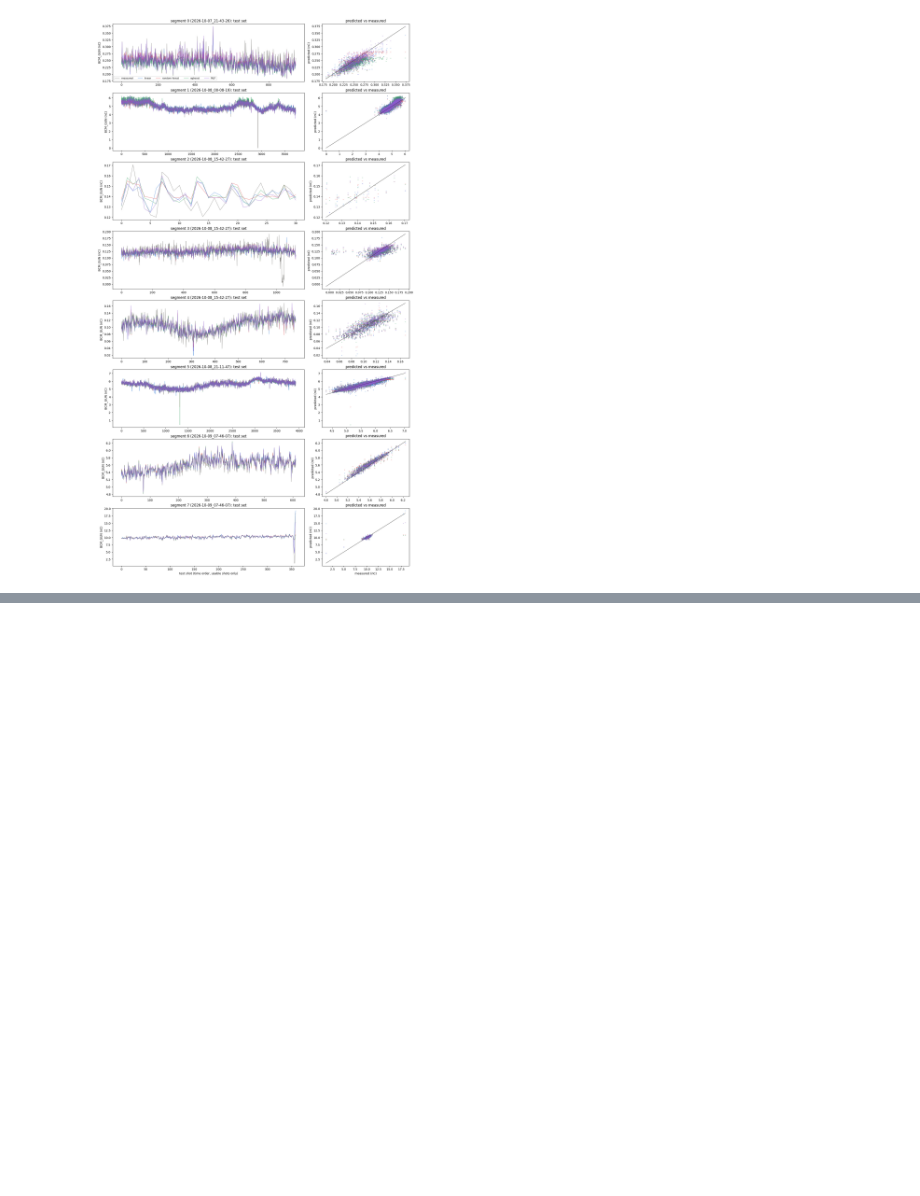
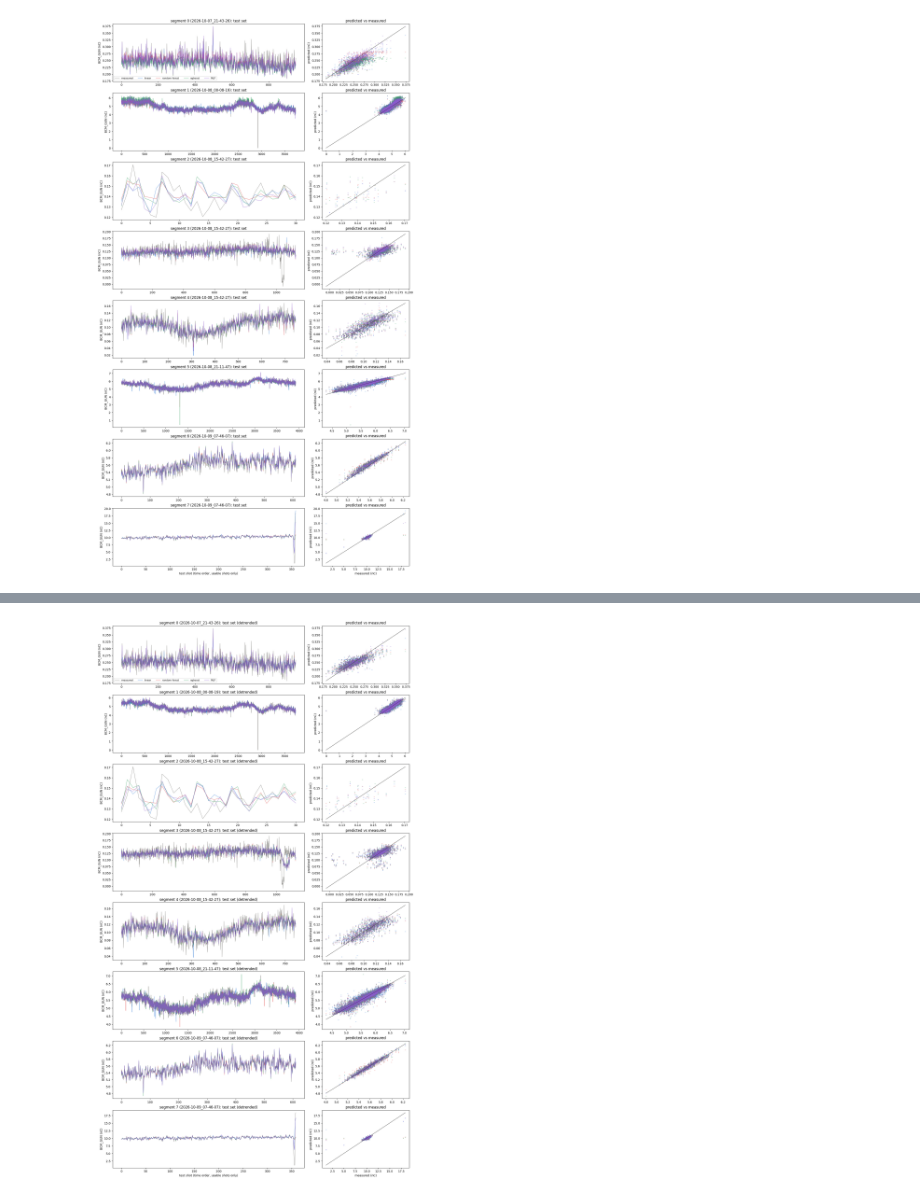
Before and after one commit to aghribi/artifact-hackathon-2026, a Jupyter notebook: challenges/optimisation/fast-approximate/notebooks/08_simple_models.ipynb, the cells around one changed output, grey strips where cells are left out. Cells and saved outputs as stored; diff of their text form; code cells hidden in the pictures; blank space fills up the shorter version.

```diff
--- a/challenges/optimisation/fast-approximate/notebooks/08_simple_models.ipynb
+++ b/challenges/optimisation/fast-approximate/notebooks/08_simple_models.ipynb
@@ -343,21 +361,27 @@ segment 7 done
 | 7 | high, non-repetitive | 1419 | 359 | 10106 | 1023.5 | 428.4 | 277.8 | 264.6 | 246.7 | ... |
 # %%
 COLORS = {"linear": "#2a78d6", "random forest": "#e34948", "xgboost": "#2e9e5b", "MLP": "#8e5bd0"}
-fig, axes = plt.subplots(len(curves), 2, figsize=(15, 3.3 * len(curves)), gridspec_kw={"width_ratios": [2.2, 1]},
-                         layout="constrained", squeeze=False)
-for (ax1, ax2), (k, (y, preds)) in zip(axes, curves.items()):
-    shots = np.arange(len(y))
-    ax1.plot(shots, y, color="#8a8985", lw=0.8, label="measured")
-    for name, color in COLORS.items():
-        ax1.plot(shots, preds[name], color=color, lw=0.8, alpha=0.8, label=name)
-        ax2.scatter(y, preds[name], s=3, color=color, alpha=0.3)
-    ax2.plot([y.min(), y.max()], [y.min(), y.max()], color="#2b2b29", lw=0.8)
-    run = manifest["segments"][k]["run"].removeprefix("acquisition_")
-    ax1.set(ylabel="BCM_GUN (nC)", title=f"segment {k} ({run}): test set")
-    ax2.set(ylabel="predicted (nC)", title="predicted vs measured")
-axes[0, 0].legend(fontsize=8, ncols=5)
-axes[-1, 0].set_xlabel("test shot (time order, usable shots only)")
-axes[-1, 1].set_xlabel("measured (nC)")
-plt.show()
+
+
+def plot(curves, label=""):
+    fig, axes = plt.subplots(len(curves), 2, figsize=(15, 3.3 * len(curves)), gridspec_kw={"width_ratios": [2.2, 1]},
+                             layout="constrained", squeeze=False)
+    for (ax1, ax2), (k, (y, preds)) in zip(axes, curves.items()):
+        shots = np.arange(len(y))
+        ax1.plot(shots, y, color="#8a8985", lw=0.8, label="measured")
+        for name, color in COLORS.items():
+            ax1.plot(shots, preds[name], color=color, lw=0.8, alpha=0.8, label=name)
+            ax2.scatter(y, preds[name], s=3, color=color, alpha=0.3)
+        ax2.plot([y.min(), y.max()], [y.min(), y.max()], color="#2b2b29", lw=0.8)
+        run = manifest["segments"][k]["run"].removeprefix("acquisition_")
+        ax1.set(ylabel="BCM_GUN (nC)", title=f"segment {k} ({run}): test set{label}")
+        ax2.set(ylabel="predicted (nC)", title="predicted vs measured")
+    axes[0, 0].legend(fontsize=8, ncols=5)
+    axes[-1, 0].set_xlabel("test shot (time order, usable shots only)")
+    axes[-1, 1].set_xlabel("measured (nC)")
+    plt.show()
+
+
+plot(curves)
 # %% [output]
 [figure]
@@ -363,0 +407,3 @@ plt.show()
+# %%
+summary_dt, curves_dt = evaluate(detrend=True, reference="trailing mean")
+show(summary_dt)
@@ -363,0 +430,4 @@ plt.show()
+# %%
+plot(curves_dt, " (detrended)")
+# %% [output]
+[figure, added]
```
Also changed, not shown: parts of 5 cells of this notebook.
